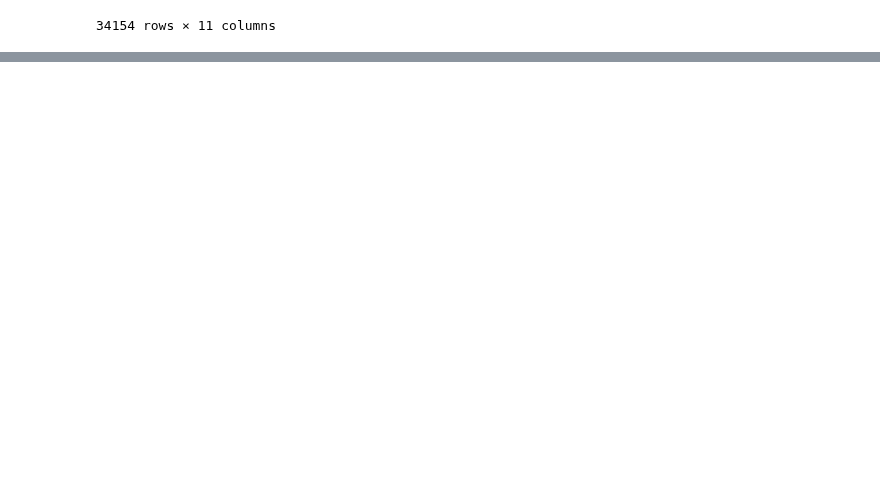
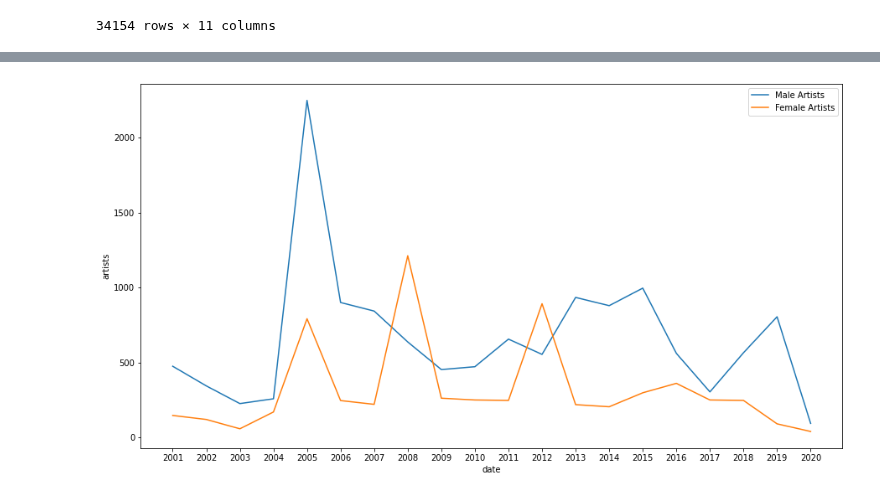
Before and after one commit to laurentfintoni/Net-Art-Rev, a Jupyter notebook: dataViz_Ctrials.ipynb, the cells around one changed output, grey strips where cells are left out. Drawn from its saved outputs; the diff is of its cells as text; code cells hidden in the pictures; blank space fills up the shorter version.

```diff
--- a/dataViz_Ctrials.ipynb
+++ b/dataViz_Ctrials.ipynb
@@ -255,0 +235,14 @@ text_rh
+# %%
+import seaborn as sns
+import matplotlib as mpl
+import matplotlib.pyplot as plt
+import matplotlib.ticker as ticker
+import pandas as pd
+
+
+
+rhz_artworks = pd.read_pickle('Rhizome_data/rhizome_artworks_extra.pkl')
+rhz_artists = pd.read_pickle('Rhizome_data/rhizome_artists_extra.pkl')
+moma_artists = pd.read_pickle('MOMA_data/pickle/MoMAartists.pkl')
+moma_artworks_old = pd.read_pickle('MOMA_data/pickle/old_artworks.pkl')
+moma_artworks_new = pd.read_pickle('MOMA_data/pickle/new_artworks.pkl')
@@ -255,0 +278,12 @@ text_rh
+# %%
+moma_new_artworks_male = moma_artworks_new.loc[moma_artworks_new['Gender'] == 'M']
+moma_new_artworks_male.loc[:,'DateAcquired'] = moma_new_artworks_male['DateAcquired'].where((moma_new_artworks_male['DateAcquired'].str.len() <= 4), moma_new_artworks_male['DateAcquired'].str[0:4])
+moma_new_artworks_male = moma_new_artworks_male['DateAcquired'].value_counts().rename_axis('Date Acquired').reset_index(name='Male Artists')
+moma_new_artworks_female = moma_artworks_new.loc[moma_artworks_new['Gender'] == 'F']
+moma_new_artworks_female.loc[:,'DateAcquired'] = moma_new_artworks_female['DateAcquired'].where((moma_new_artworks_female['DateAcquired'].str.len() <= 4), moma_new_artworks_female['DateAcquired'].str[0:4])
+moma_new_artworks_female = moma_new_artworks_female['DateAcquired'].value_counts().rename_axis('Date Acquired').reset_index(name='Female Artists')
+moma_new_gender_artworks = pd.merge(moma_new_artworks_male, moma_new_artworks_female, left_on='Date Acquired', right_on='Date Acquired')
+moma_new_gender_artworks = moma_new_gender_artworks.sort_values(by='Date Acquired')
+moma_new_gender_artworks = moma_new_gender_artworks.reset_index(drop=True)
+moma_new_gender_artworks = moma_new_gender_artworks.drop(index=0, axis=0)
+moma_new_gender_artworks
@@ -255,0 +318,11 @@ text_rh
+# %%
+#dual line plot w/ cat variable over time (gender, date acquired), one database
+
+plots = dict(date=moma_new_gender_artworks['Date Acquired'][20:40], artists=moma_new_gender_artworks['Male Artists'][20:40], artists_2=moma_new_gender_artworks['Female Artists'][20:40])
+data = pd.DataFrame(plots)
+fig, ax = plt.subplots(figsize=(15,8))
+ax= sns.lineplot(x='date', y='artists', data=data, label='Male Artists')
+#ax.xaxis.set_major_locator(ticker.MultipleLocator(5))
+ax1 = sns.lineplot(x='date', y='artists_2', data=data, label='Female Artists')
+# %% [output]
+[figure, added]
```
Also changed, not shown: parts of 29 cells of this notebook, 1 other file.
